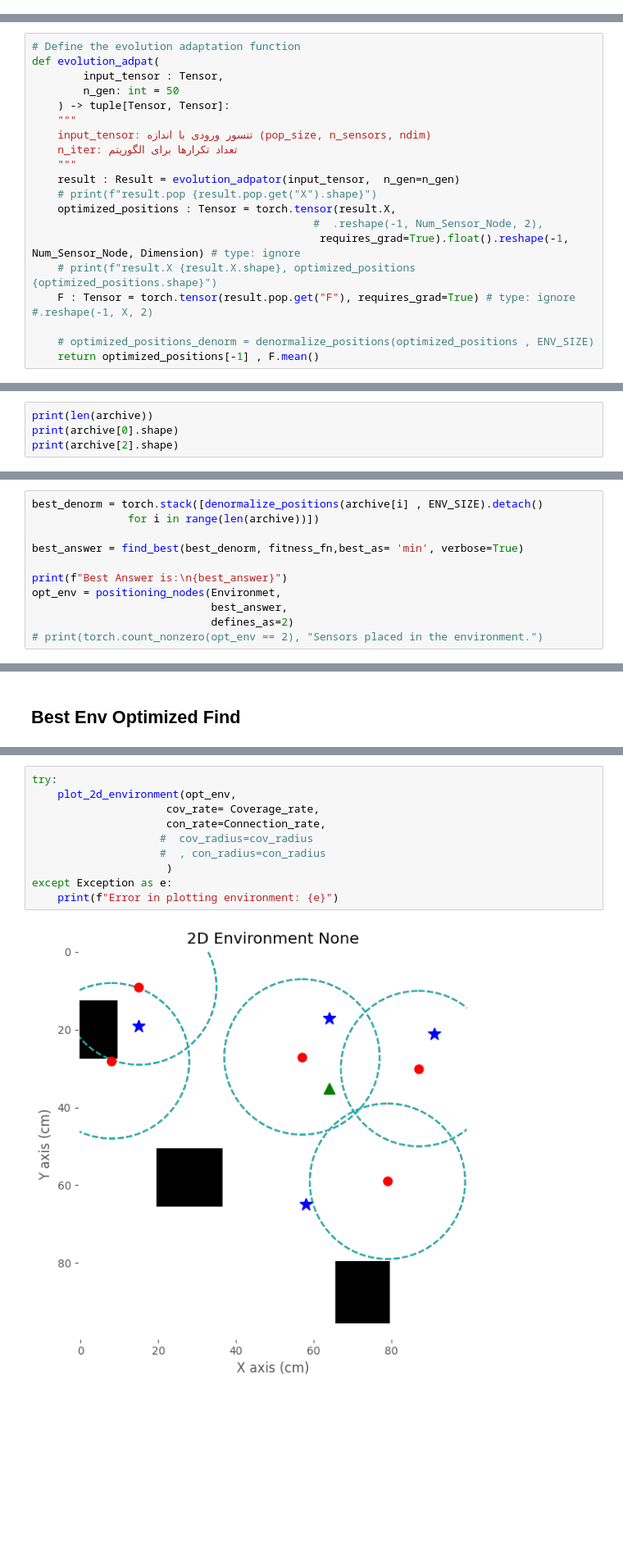
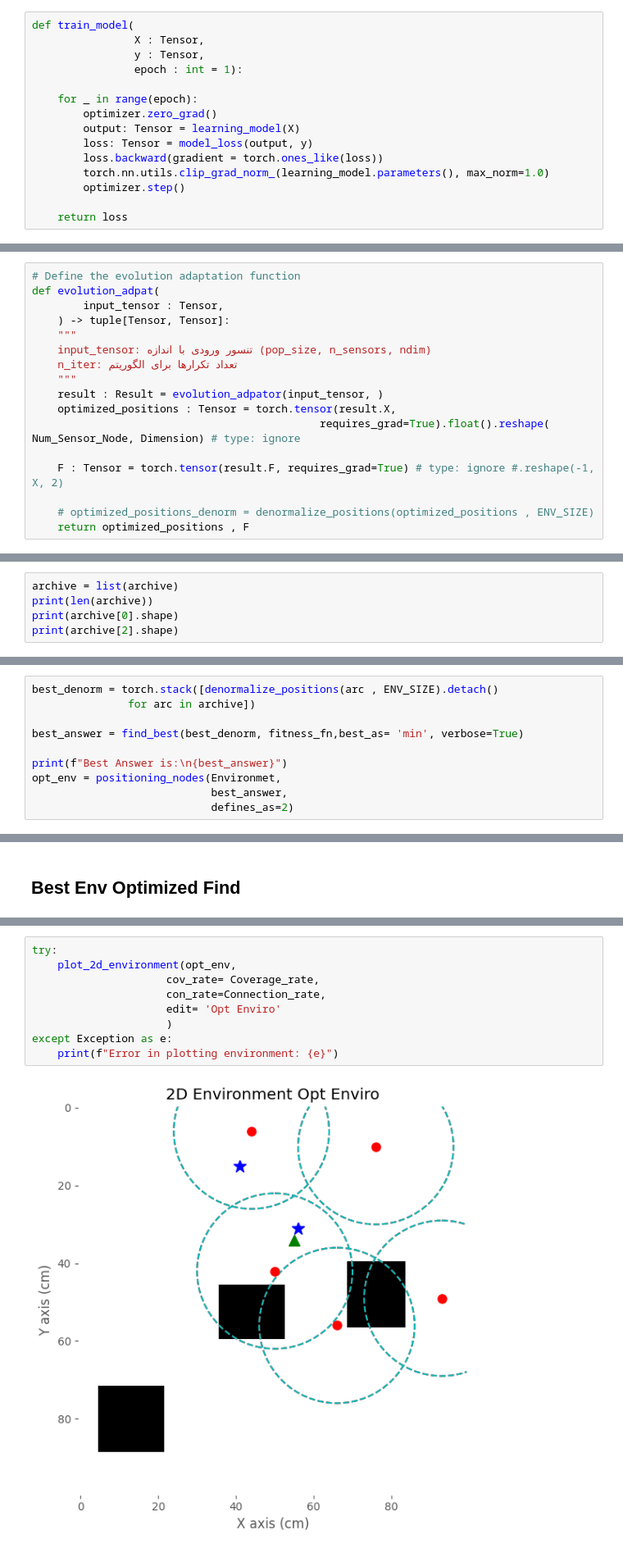
Before and after one commit to amirhu37/DCPMK, a Jupyter notebook: DCPMK.ipynb, the cells around one changed output, grey strips where cells are left out. Shown at 82% size. Saved outputs shown, nothing was run; the diff lists cells and outputs as text; blank space fills up the shorter version.

Commit message:
Bu Update
WSN losss fn : cool,
weights : returned,

My Last Run was almost Perfect. may the next be GOD too

```diff
--- a/DCPMK.ipynb
+++ b/DCPMK.ipynb
@@ -955,3 +977,18 @@ NetWorks: NetWorkAdapter(
+# %%
+def train_model(
+                X : Tensor,
+                y : Tensor,
+                epoch : int = 1):
+
+    for _ in range(epoch):
+        optimizer.zero_grad()
+        output: Tensor = learning_model(X)
+        loss: Tensor = model_loss(output, y)
+        loss.backward(gradient = torch.ones_like(loss))
+        torch.nn.utils.clip_grad_norm_(learning_model.parameters(), max_norm=1.0)
+        optimizer.step()
+
+    return loss
 # %% [markdown]
 # Runing Functions
 # %%
@@ -987,22 +1012,19 @@ def network_adapt(
 # Define the evolution adaptation function
 def evolution_adpat(
 		input_tensor : Tensor,
-		n_gen: int = 50
 	) -> tuple[Tensor, Tensor]:
 	"""
 	input_tensor: تنسور ورودی با اندازه (pop_size, n_sensors, ndim)
 	n_iter: تعداد تکرارها برای الگوریتم
 	"""
-	result : Result = evolution_adpator(input_tensor,  n_gen=n_gen)
-	# print(f"result.pop {result.pop.get("X").shape}")
+	result : Result = evolution_adpator(input_tensor, )
 	optimized_positions : Tensor = torch.tensor(result.X,
-											#  .reshape(-1, Num_Sensor_Node, 2),
-											 requires_grad=True).float().reshape(-1, Num_Sensor_Node, Dimension) # type: ignore
-	# print(f"result.X {result.X.shape}, optimized_positions {optimized_positions.shape}")
-	F : Tensor = torch.tensor(result.pop.get("F"), requires_grad=True) # type: ignore #.reshape(-1, X, 2)
+											 requires_grad=True).float().reshape( Num_Sensor_Node, Dimension) # type: ignore
+
+	F : Tensor = torch.tensor(result.F, requires_grad=True) # type: ignore #.reshape(-1, X, 2)
 
 	# optimized_positions_denorm = denormalize_positions(optimized_positions , ENV_SIZE)
-	return optimized_positions[-1] , F.mean()
+	return optimized_positions , F
 # %% [markdown]
 # Run Simulation
 # %% [markdown]
@@ -1125,4 +1141,5 @@ tensor([[0.4981, 0.5598],
 # %%
+archive = list(archive)
 print(len(archive))
 print(archive[0].shape)
 print(archive[2].shape)
@@ -1143,14 +1158,13 @@ torch.Size([200, 5, 2])
 # %%
-best_denorm = torch.stack([denormalize_positions(archive[i] , ENV_SIZE).detach()
-               for i in range(len(archive))])
+best_denorm = torch.stack([denormalize_positions(arc , ENV_SIZE).detach()
+			   for arc in archive])
 
 best_answer = find_best(best_denorm, fitness_fn,best_as= 'min', verbose=True)
 
 print(f"Best Answer is:\n{best_answer}")
 opt_env = positioning_nodes(Environmet,
-                            best_answer,
-                            defines_as=2)
-# print(torch.count_nonzero(opt_env == 2), "Sensors placed in the environment.")
+							best_answer,
+							defines_as=2)
 # %% [output]
 Best Answer is in index: 0
 Best Answer is:
@@ -1220,15 +1219,14 @@ tensor([[4, 0]]), torch.Size([1, 2])
 # %%
 try:
 	plot_2d_environment(opt_env,
 					 cov_rate= Coverage_rate,
 					 con_rate=Connection_rate,
-					#  cov_radius=cov_radius
-                    #  , con_radius=con_radius
+					 edit= 'Opt Enviro'
 					 )
 except Exception as e:
 	print(f"Error in plotting environment: {e}")
 # %% [output]
-[figure, old version]
+[figure, new version]
 # %% [markdown]
 ## loss and fitness graphing
 # %%
```
Also changed, not shown: parts of 29 cells of this notebook.
